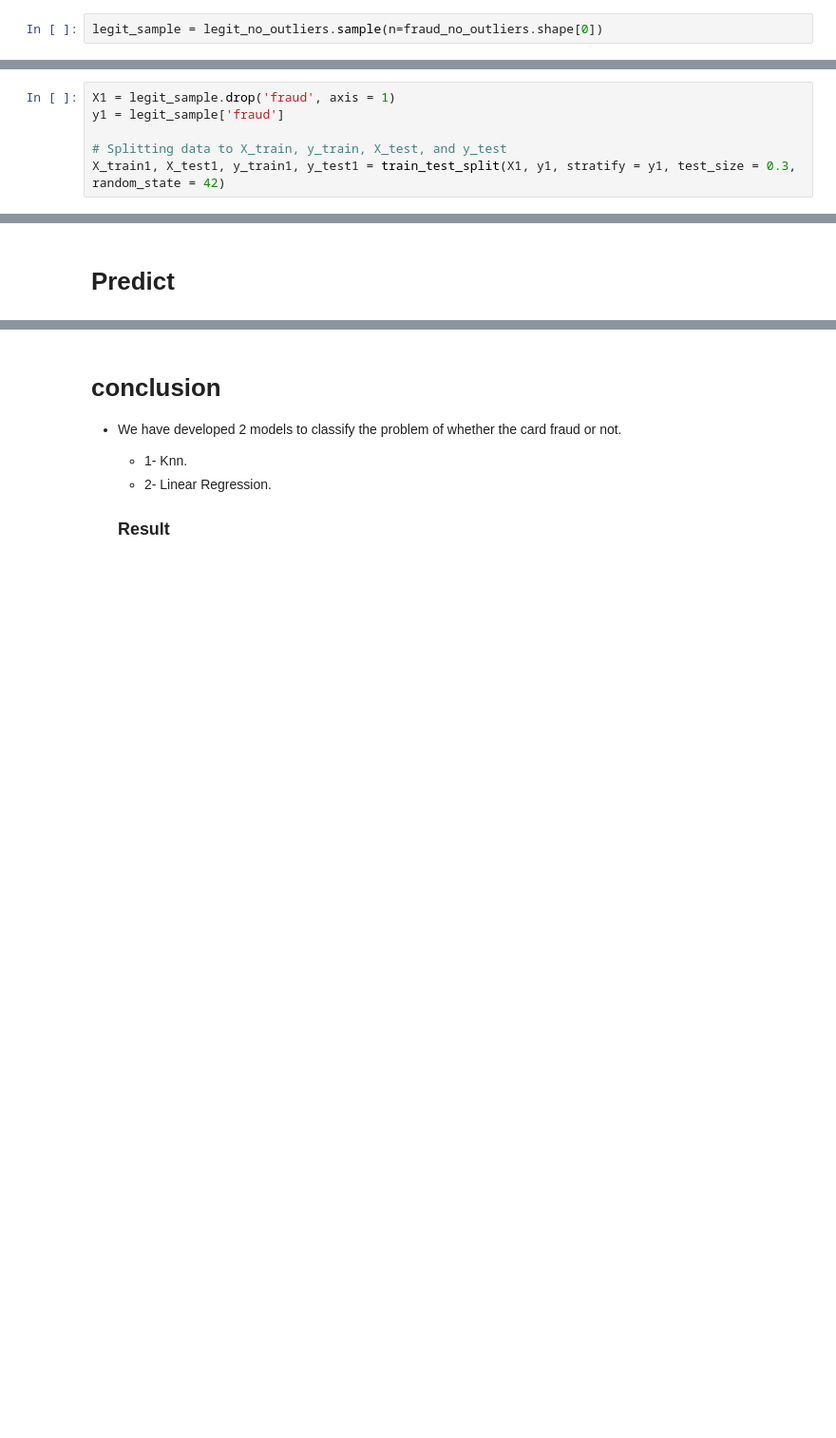
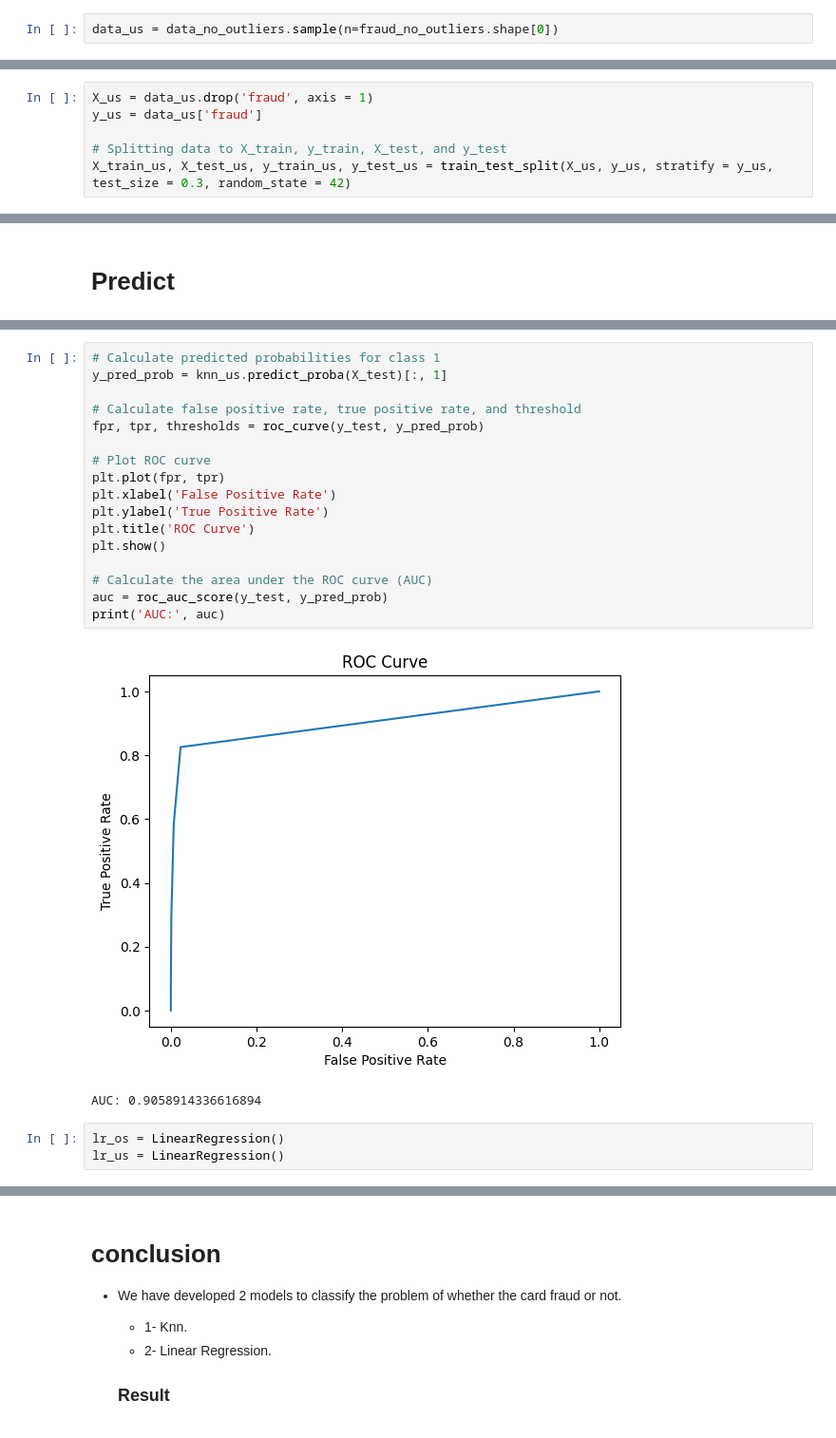
Before and after one commit to muhammed-elsherif/Machine-Learning, a Jupyter notebook: numerical.ipynb, the cells around one changed output, grey strips where cells are left out. Shown at 95% size. Cells and saved outputs as stored; diff of their text form; blank space fills up the shorter version.

```diff
--- a/numerical.ipynb
+++ b/numerical.ipynb
@@ -232,5 +294,5 @@ print(fraud_no_outliers.shape[0])
 709694
 8992
 # %%
-legit_sample = legit_no_outliers.sample(n=fraud_no_outliers.shape[0])
+data_us = data_no_outliers.sample(n=fraud_no_outliers.shape[0])
 # %%
@@ -256,9 +318,9 @@ print(fraud_no_outliers.shape[0])
 8992
 8992
 # %%
-X1 = legit_sample.drop('fraud', axis = 1)
-y1 = legit_sample['fraud']
+X_us = data_us.drop('fraud', axis = 1)
+y_us = data_us['fraud']
 
 # Splitting data to X_train, y_train, X_test, and y_test
-X_train1, X_test1, y_train1, y_test1 = train_test_split(X1, y1, stratify = y1, test_size = 0.3, random_state = 42)
+X_train_us, X_test_us, y_train_us, y_test_us = train_test_split(X_us, y_us, stratify = y_us, test_size = 0.3, random_state = 42)
 # %%
@@ -364,0 +440,23 @@ IndexError: index 1 is out of bounds for axis 1 with size 1
+# %%
+# Calculate predicted probabilities for class 1
+y_pred_prob = knn_us.predict_proba(X_test)[:, 1]
+
+# Calculate false positive rate, true positive rate, and threshold
+fpr, tpr, thresholds = roc_curve(y_test, y_pred_prob)
+
+# Plot ROC curve
+plt.plot(fpr, tpr)
+plt.xlabel('False Positive Rate')
+plt.ylabel('True Positive Rate')
+plt.title('ROC Curve')
+plt.show()
+
+# Calculate the area under the ROC curve (AUC)
+auc = roc_auc_score(y_test, y_pred_prob)
+print('AUC:', auc)
+# %% [output]
+[figure, added]
+AUC: 0.9058914336616894
+# %%
+lr_os = LinearRegression()
+lr_us = LinearRegression()
```
Also changed, not shown: parts of 42 cells of this notebook.
